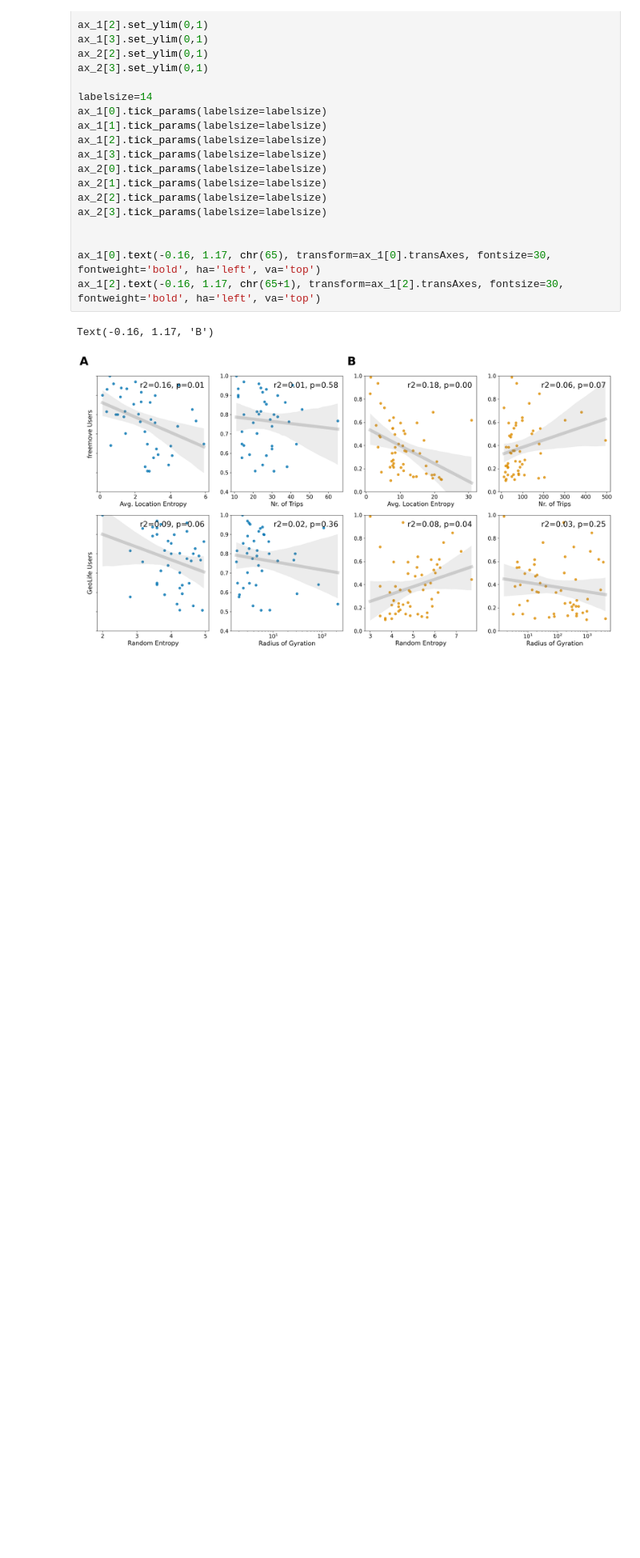
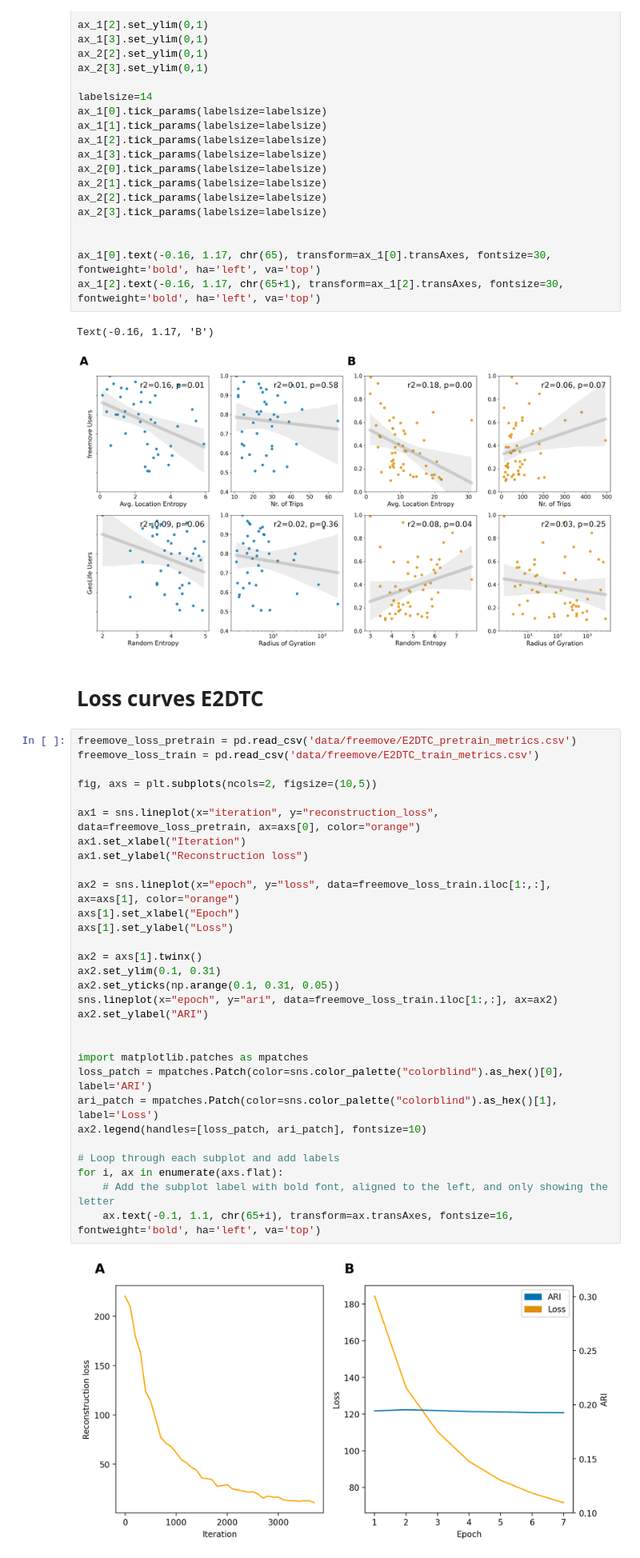
Before and after one commit to benediktstroebl/Master-Thesis, a Jupyter notebook: evaluation.ipynb, the cells around one changed output. Shown at 80% size. Drawn from its saved outputs; the diff is of its cells as text; blank space fills up the shorter version.

```diff
--- a/evaluation.ipynb
+++ b/evaluation.ipynb
@@ -485,3 +485,37 @@ ax_1[2].text(-0.16, 1.17, chr(65+1), transform=ax_1[2].transAxes, fontsize=30, f
 # %% [output]
 Text(-0.16, 1.17, 'B')
 [figure]
+# %% [markdown]
+# Loss curves E2DTC
+# %%
+freemove_loss_pretrain = pd.read_csv('data/freemove/E2DTC_pretrain_metrics.csv')
+freemove_loss_train = pd.read_csv('data/freemove/E2DTC_train_metrics.csv')
+
+fig, axs = plt.subplots(ncols=2, figsize=(10,5))
+
+ax1 = sns.lineplot(x="iteration", y="reconstruction_loss", data=freemove_loss_pretrain, ax=axs[0], color="orange")
+ax1.set_xlabel("Iteration")
+ax1.set_ylabel("Reconstruction loss")
+
+ax2 = sns.lineplot(x="epoch", y="loss", data=freemove_loss_train.iloc[1:,:], ax=axs[1], color="orange")
+axs[1].set_xlabel("Epoch")
+axs[1].set_ylabel("Loss")
+
+ax2 = axs[1].twinx()
+ax2.set_ylim(0.1, 0.31)
+ax2.set_yticks(np.arange(0.1, 0.31, 0.05))
+sns.lineplot(x="epoch", y="ari", data=freemove_loss_train.iloc[1:,:], ax=ax2)
+ax2.set_ylabel("ARI")
+
+
+import matplotlib.patches as mpatches
+loss_patch = mpatches.Patch(color=sns.color_palette("colorblind").as_hex()[0], label='ARI')
+ari_patch = mpatches.Patch(color=sns.color_palette("colorblind").as_hex()[1], label='Loss')
+ax2.legend(handles=[loss_patch, ari_patch], fontsize=10)
+
+# Loop through each subplot and add labels
+for i, ax in enumerate(axs.flat):
+    # Add the subplot label with bold font, aligned to the left, and only showing the letter
+    ax.text(-0.1, 1.1, chr(65+i), transform=ax.transAxes, fontsize=16, fontweight='bold', ha='left', va='top')
+# %% [output]
+[figure, added]
```
Also changed, not shown: parts of 3 cells of this notebook, 3 other files.
